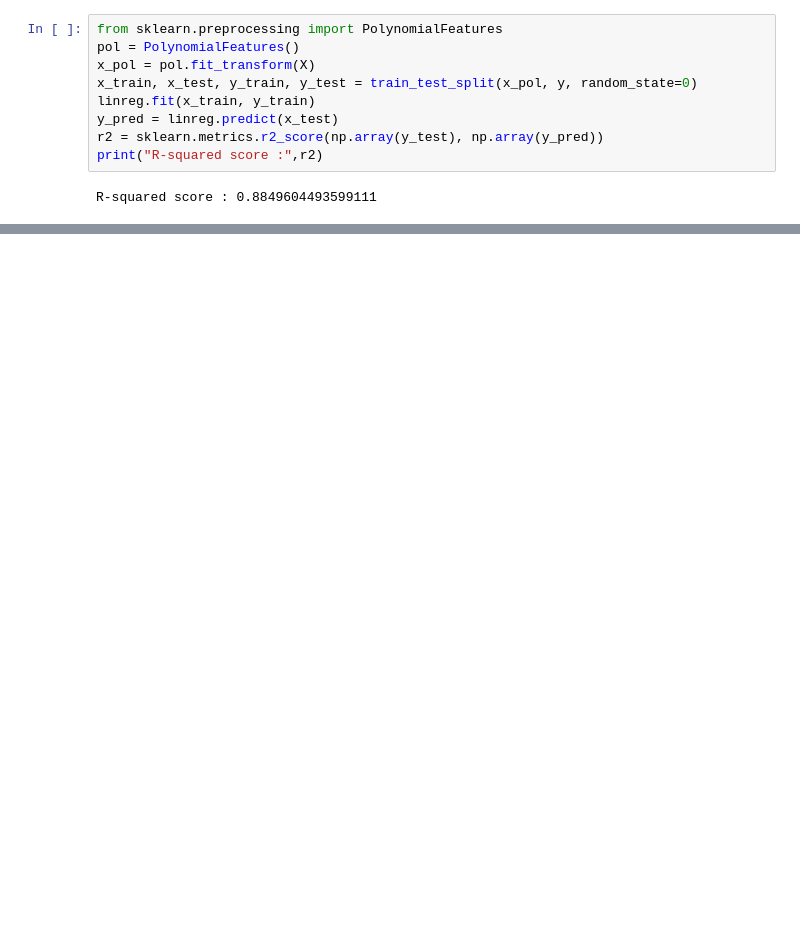
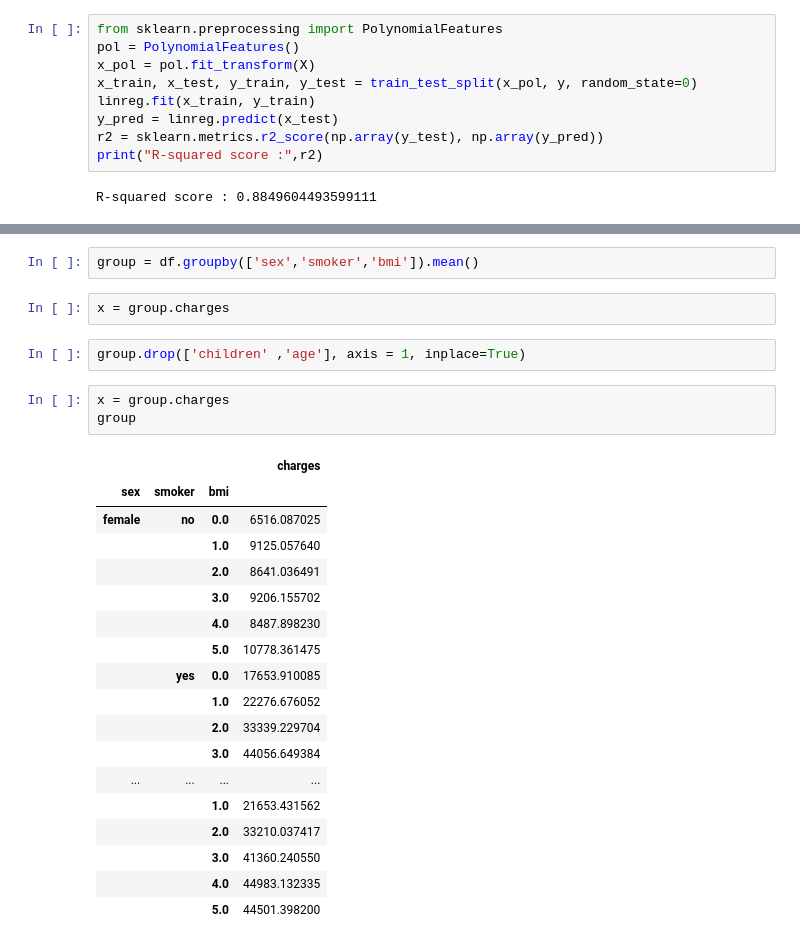
Before and after one commit to YahalomCod/Final-Project, a Jupyter notebook: Regression.ipynb, the cells around one changed output, grey strips where cells are left out. Drawn from its saved outputs; the diff is of its cells as text; blank space fills up the shorter version.

```diff
--- a/Regression.ipynb
+++ b/Regression.ipynb
@@ -161,0 +208,28 @@ R-squared score : 0.8849604493599111
+# %%
+group = df.groupby(['sex','smoker','bmi']).mean()
+# %%
+x = group.charges
+# %%
+group.drop(['children' ,'age'], axis = 1, inplace=True)
+# %%
+x = group.charges
+group
+# %% [output]
+|  |  |  | charges |
+| sex | smoker | bmi |  |
+| female | no | 0.0 | 6516.087025 |
+|  |  | 1.0 | 9125.057640 |
+|  |  | 2.0 | 8641.036491 |
+|  |  | 3.0 | 9206.155702 |
+|  |  | 4.0 | 8487.898230 |
+|  |  | 5.0 | 10778.361475 |
+|  | yes | 0.0 | 17653.910085 |
+|  |  | 1.0 | 22276.676052 |
+|  |  | 2.0 | 33339.229704 |
+|  |  | 3.0 | 44056.649384 |
+| ... | ... | ... | ... |
+|  |  | 1.0 | 21653.431562 |
+|  |  | 2.0 | 33210.037417 |
+|  |  | 3.0 | 41360.240550 |
+|  |  | 4.0 | 44983.132335 |
+|  |  | 5.0 | 44501.398200 |
```
Also changed, not shown: parts of 14 cells of this notebook, 1 other file.
